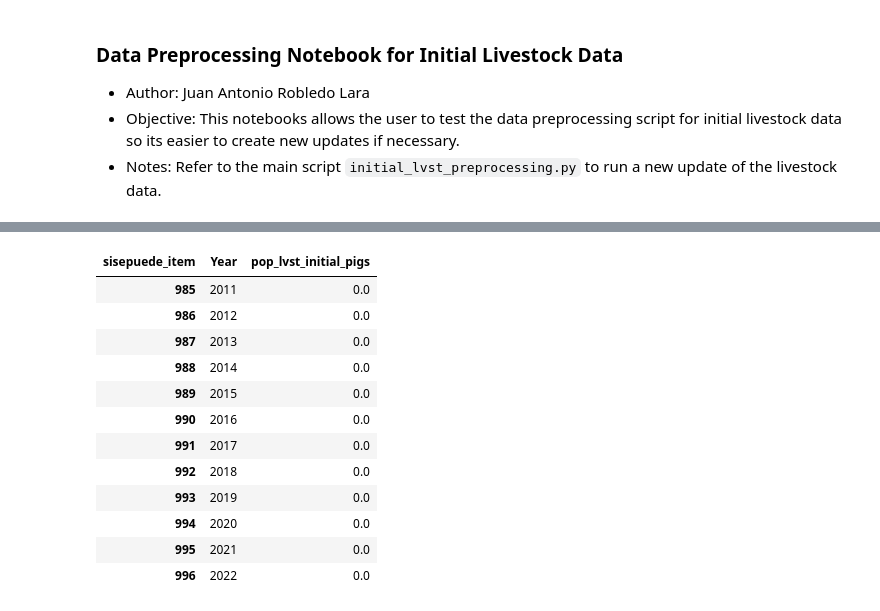
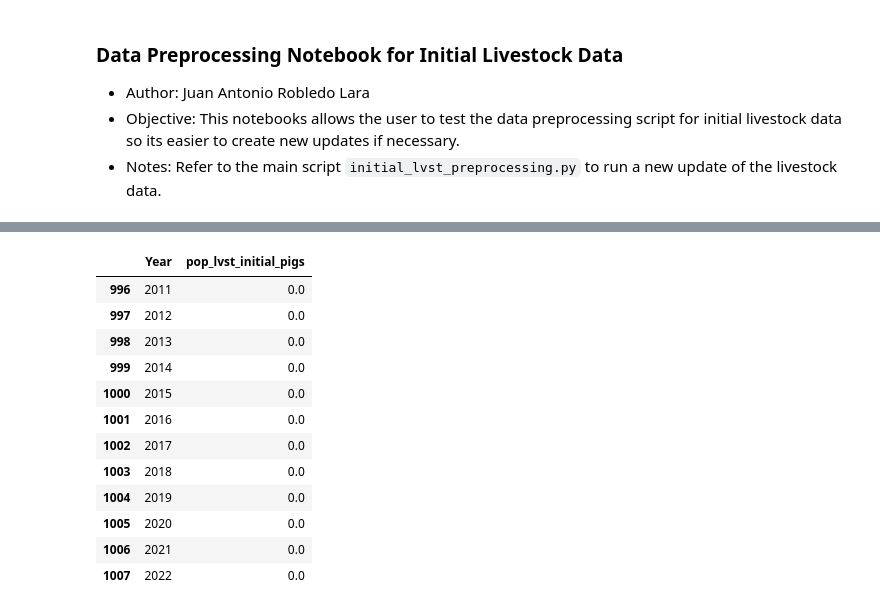
Before and after one commit to milocortes/sisepuede_data, a Jupyter notebook: AFOLU_data_preprocessing_scripts/initial_lvst_preprocessing.ipynb, the cells around one changed output, grey strips where cells are left out. Cells and saved outputs as stored; diff of their text form; code cells hidden in the pictures.

```diff
--- a/AFOLU_data_preprocessing_scripts/initial_lvst_preprocessing.ipynb
+++ b/AFOLU_data_preprocessing_scripts/initial_lvst_preprocessing.ipynb
@@ -119,0 +300,10 @@ lvst_pivot_df.head()
+# %%
+# Drop records with NaNs in Value imputed
+template_df = template_df.dropna(subset='Value_imputed')
+
+# Drop other value cols
+template_df = template_df.drop(columns=['Value', 'Value_ffill'])
+
+template_df = template_df.reset_index(drop=True)
+
+template_df.head()
@@ -119,0 +332,18 @@ lvst_pivot_df.head()
+# %%
+# Pivot
+df_wide = (
+    template_df
+    .pivot_table(
+        index=['iso_code3', 'Year', 'Nation'],           # the keys to remain as rows
+        columns='sisepuede_demand_category',   # the values that become new columns
+        values='Value_imputed',                        # the cell values
+        aggfunc='sum',                         # how to aggregate duplicates
+        fill_value=0                           # replace missing with 0 (if you like)
+    )
+    .reset_index()                             # bring iso_code3 and Year back as columns
+)
+
+# optional: flatten the column index
+df_wide.columns.name = None
+
+df_wide
@@ -119,0 +364,4 @@ lvst_pivot_df.head()
+# %%
+# rename cols by adding a pop_lvst_initial prefix
+df_wide.columns = ['_'.join(['pop_lvst_initial', str(col)]) if col not in ['iso_code3', 'Year', 'Nation'] else col for col in df_wide.columns]
+df_wide.head()
@@ -119,0 +375,4 @@ lvst_pivot_df.head()
+# %%
+# add cattle_dairy column
+df_wide['pop_lvst_initial_cattle_dairy'] = df_wide['pop_lvst_initial_cattle_nondairy'].copy()
+df_wide.head()
@@ -120,18 +386,18 @@ lvst_pivot_df.head()
 # %%
-lvst_pivot_df[lvst_pivot_df.iso_code3 == 'IRN'][['Year', 'pop_lvst_initial_pigs']]
+df_wide[df_wide.iso_code3 == 'IRN'][['Year', 'pop_lvst_initial_pigs']]
 # %% [output]
-| sisepuede_item | Year | pop_lvst_initial_pigs |
-| 985 | 2011 | 0.0 |
-| 986 | 2012 | 0.0 |
-| 987 | 2013 | 0.0 |
-| 988 | 2014 | 0.0 |
-| 989 | 2015 | 0.0 |
-| 990 | 2016 | 0.0 |
-| 991 | 2017 | 0.0 |
-| 992 | 2018 | 0.0 |
-| 993 | 2019 | 0.0 |
-| 994 | 2020 | 0.0 |
-| 995 | 2021 | 0.0 |
-| 996 | 2022 | 0.0 |
+|  | Year | pop_lvst_initial_pigs |
+| 996 | 2011 | 0.0 |
+| 997 | 2012 | 0.0 |
+| 998 | 2013 | 0.0 |
+| 999 | 2014 | 0.0 |
+| 1000 | 2015 | 0.0 |
+| 1001 | 2016 | 0.0 |
+| 1002 | 2017 | 0.0 |
+| 1003 | 2018 | 0.0 |
+| 1004 | 2019 | 0.0 |
+| 1005 | 2020 | 0.0 |
+| 1006 | 2021 | 0.0 |
+| 1007 | 2022 | 0.0 |
 # %%
 # Generate new csv files for each selected livestock item
```
Also changed, not shown: parts of 33 cells of this notebook.
